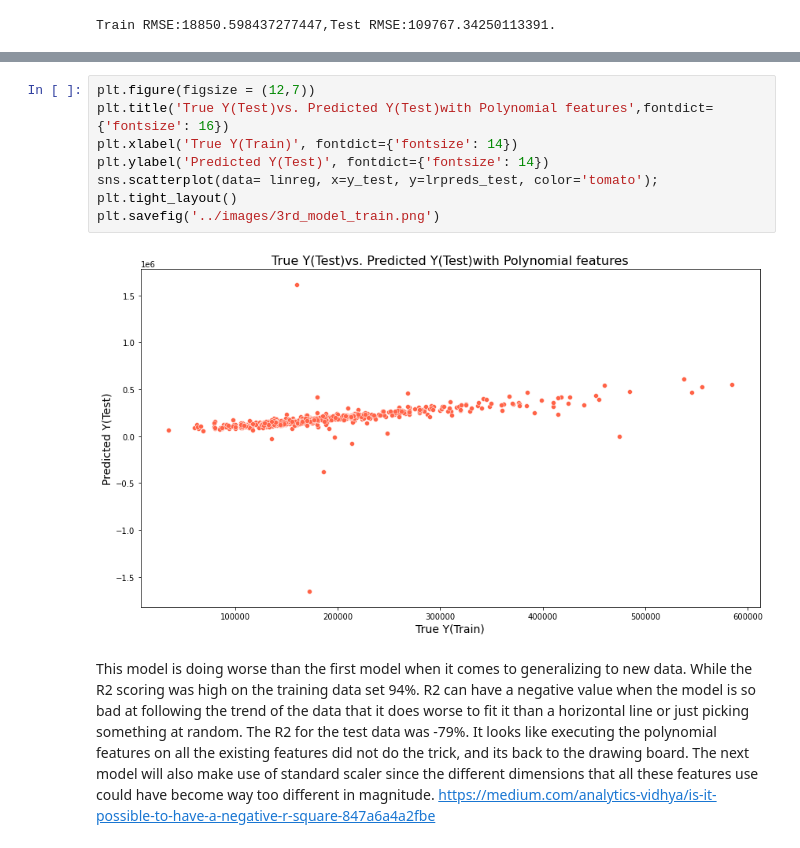
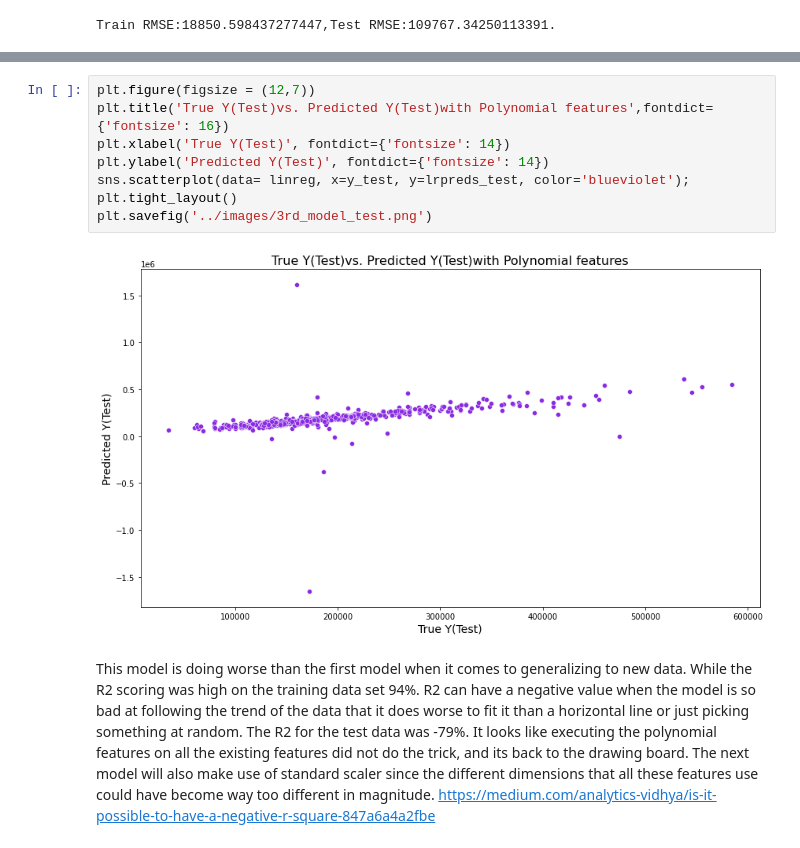
Before and after one commit to dcast822/Housing_salesprice_prediction_with_Machine_Learning, a Jupyter notebook: code/02_housing_analysis_dc.ipynb, the cells around one changed output, grey strips where cells are left out. Drawn from its saved outputs; the diff is of its cells as text.

```diff
--- a/code/02_housing_analysis_dc.ipynb
+++ b/code/02_housing_analysis_dc.ipynb
@@ -211,13 +221,13 @@ Train RMSE:18850.598437277447,Test RMSE:109767.34250113391.
 # %%
 plt.figure(figsize = (12,7))
 plt.title('True Y(Test)vs. Predicted Y(Test)with Polynomial features',fontdict={'fontsize': 16})
-plt.xlabel('True Y(Train)', fontdict={'fontsize': 14})
+plt.xlabel('True Y(Test)', fontdict={'fontsize': 14})
 plt.ylabel('Predicted Y(Test)', fontdict={'fontsize': 14})
-sns.scatterplot(data= linreg, x=y_test, y=lrpreds_test, color='tomato');
+sns.scatterplot(data= linreg, x=y_test, y=lrpreds_test, color='blueviolet');
 plt.tight_layout()
-plt.savefig('../images/3rd_model_train.png')
+plt.savefig('../images/3rd_model_test.png')
 # %% [output]
-[figure, old version]
+[figure, new version]
 # %% [markdown]
 This model is doing worse than the first model when it comes to generalizing to new data. While the R2 scoring was high on the training data set 94%. R2 can have a negative value when the model is so bad at following the trend of the data that it does worse to fit it than a horizontal line or just picking something at random. The R2 for the test data was -79%.  It looks like executing the polynomial features on all the existing features did not do the trick, and its back to the drawing board. The next model will also make use of standard scaler since the different dimensions that all these features use could have become way too different in magnitude.
 https://medium.com/analytics-vidhya/is-it-possible-to-have-a-negative-r-square-847a6a4a2fbe
```
Also changed, not shown: parts of 1 cell of this notebook, 5 other files.
